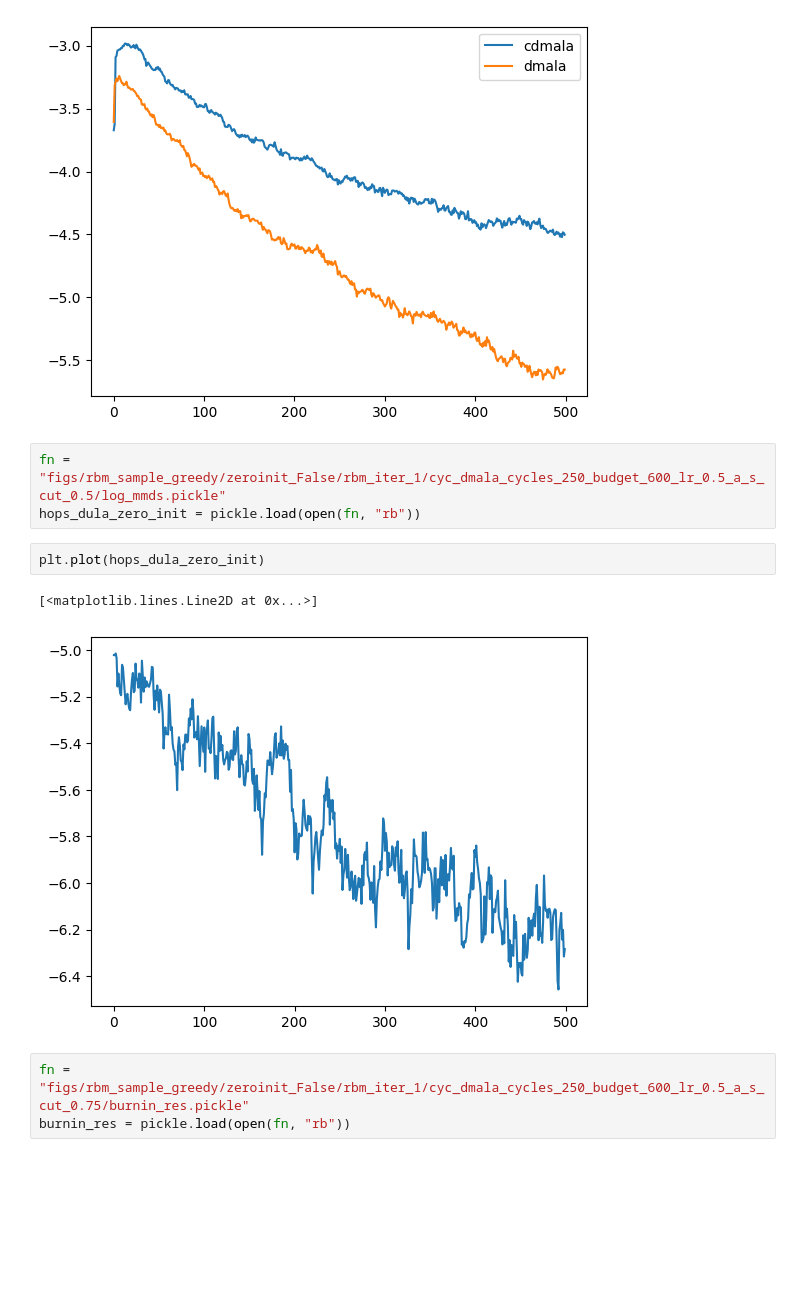
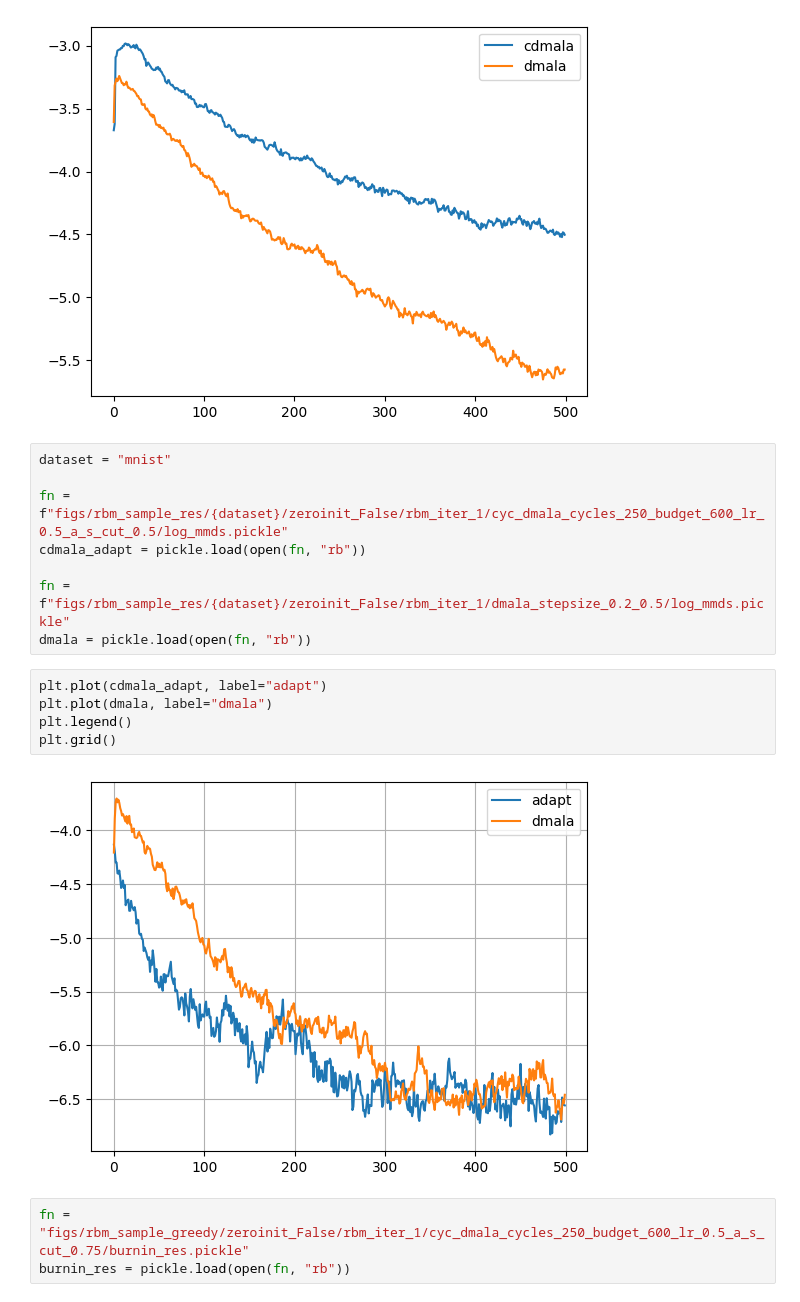
Before and after one commit to patrickpynadath1/automatic_cyclical_sampling, a Jupyter notebook: EBM Sample.ipynb, the cells around one changed output. Drawn from its saved outputs; the diff is of its cells as text; blank space fills up the shorter version.

Commit message:
made adaptive alg work

```diff
--- a/EBM Sample.ipynb
+++ b/EBM Sample.ipynb
@@ -245,13 +245,20 @@ plt.legend()
 <matplotlib.legend.Legend at 0x...>
 [figure]
 # %%
-fn = "figs/rbm_sample_greedy/zeroinit_False/rbm_iter_1/cyc_dmala_cycles_250_budget_600_lr_0.5_a_s_cut_0.5/log_mmds.pickle"
-hops_dula_zero_init = pickle.load(open(fn, "rb"))
+dataset = "mnist"
+
+fn = f"figs/rbm_sample_res/{dataset}/zeroinit_False/rbm_iter_1/cyc_dmala_cycles_250_budget_600_lr_0.5_a_s_cut_0.5/log_mmds.pickle"
+cdmala_adapt = pickle.load(open(fn, "rb"))
+
+fn = f"figs/rbm_sample_res/{dataset}/zeroinit_False/rbm_iter_1/dmala_stepsize_0.2_0.5/log_mmds.pickle"
+dmala = pickle.load(open(fn, "rb"))
 # %%
-plt.plot(hops_dula_zero_init)
+plt.plot(cdmala_adapt, label="adapt")
+plt.plot(dmala, label="dmala")
+plt.legend()
+plt.grid()
 # %% [output]
-[<matplotlib.lines.Line2D at 0x...>]
-[figure, old version]
+[figure, new version]
 # %%
 fn = "figs/rbm_sample_greedy/zeroinit_False/rbm_iter_1/cyc_dmala_cycles_250_budget_600_lr_0.5_a_s_cut_0.75/burnin_res.pickle"
 burnin_res = pickle.load(open(fn, "rb"))
```
Also changed, not shown: 6 other files.
